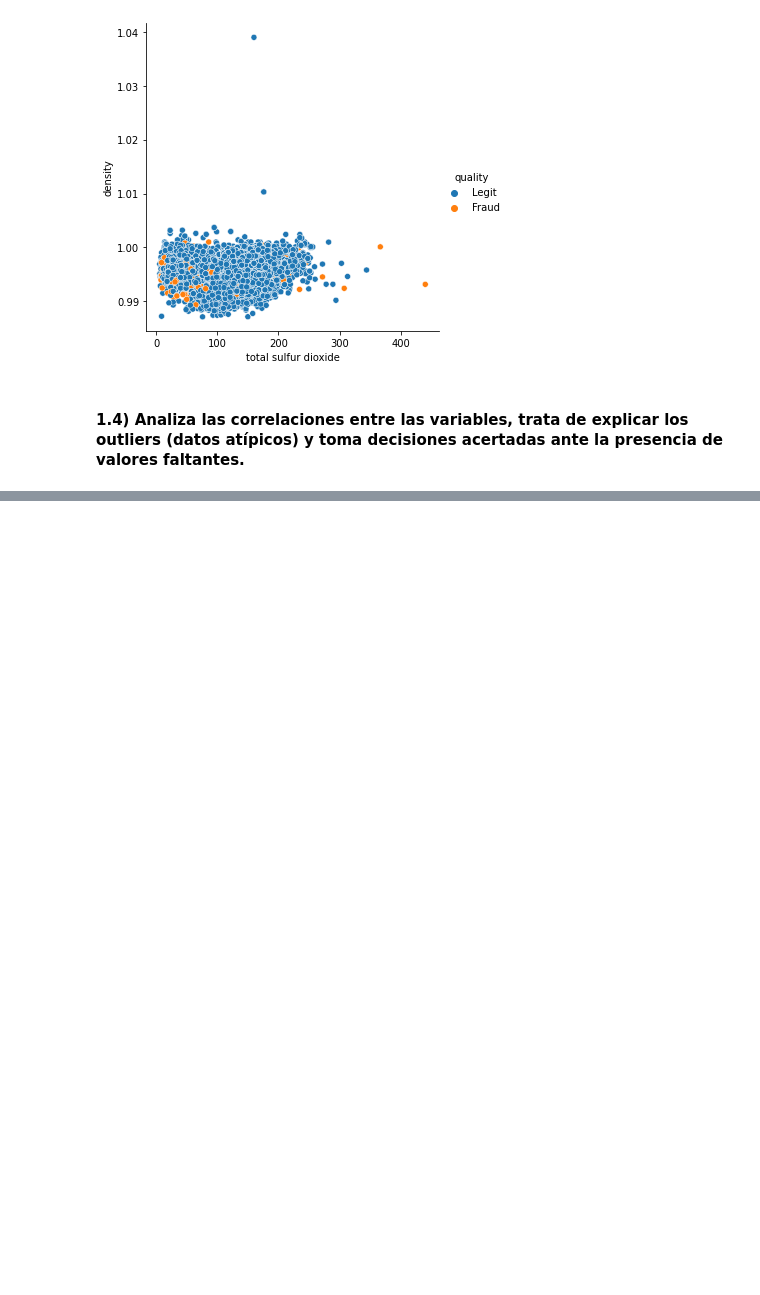
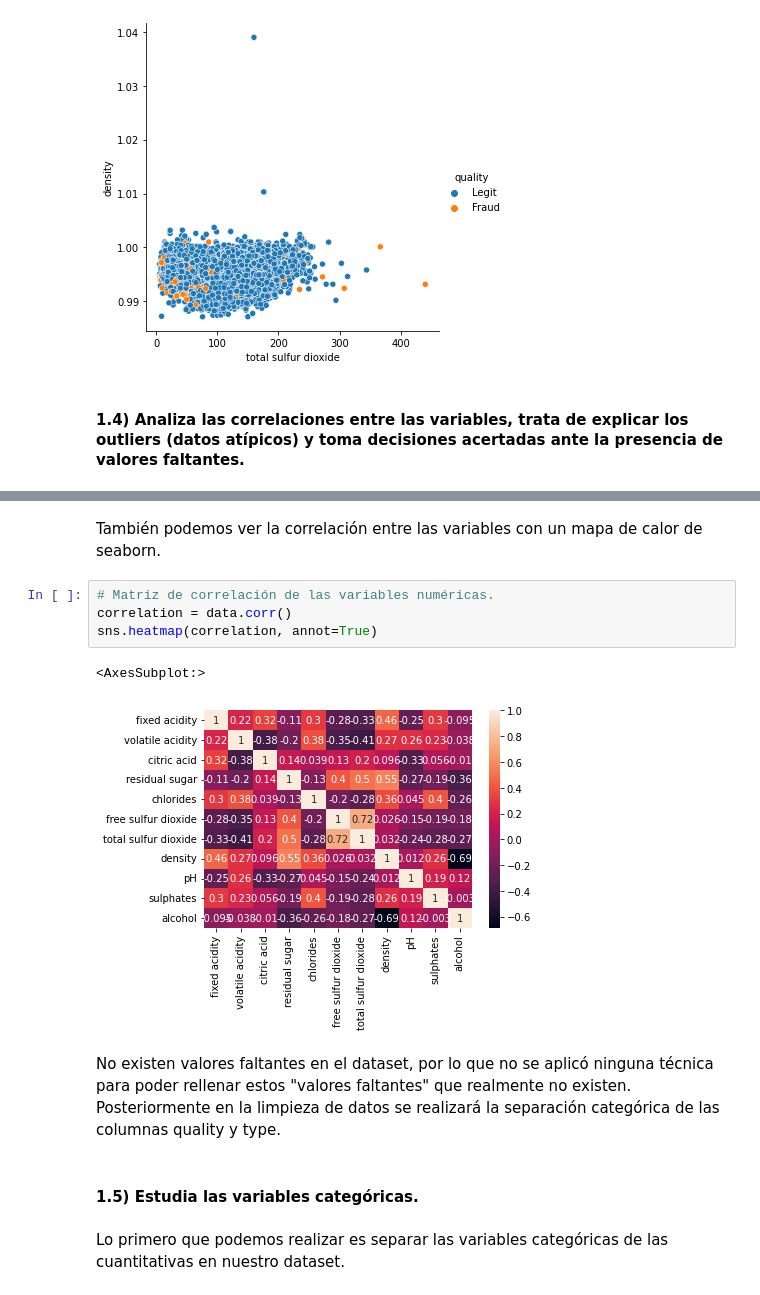
Before and after one commit to SantiagoTaracena01/data-mining-lab-03, a Jupyter notebook: src/main.ipynb, the cells around one changed output, grey strips where cells are left out. Drawn from its saved outputs; the diff is of its cells as text; blank space fills up the shorter version.

```diff
--- a/src/main.ipynb
+++ b/src/main.ipynb
@@ -139,0 +147,15 @@ sns.pairplot(data=data, hue="quality")
+# %% [markdown]
+También podemos ver la correlación entre las variables con un mapa de calor de seaborn.
+# %%
+# Matriz de correlación de las variables numéricas.
+correlation = data.corr()
+sns.heatmap(correlation, annot=True)
+# %% [output]
+<AxesSubplot:>
+[figure, added]
+# %% [markdown]
+No existen valores faltantes en el dataset, por lo que no se aplicó ninguna técnica para poder rellenar estos "valores faltantes" que realmente no existen. Posteriormente en la limpieza de datos se realizará la separación categórica de las columnas quality y type.
+# %% [markdown]
+#### 1.5) Estudia las variables categóricas.
+# %% [markdown]
+Lo primero que podemos realizar es separar las variables categóricas de las cuantitativas en nuestro dataset.
```
Also changed, not shown: parts of 48 cells of this notebook.
